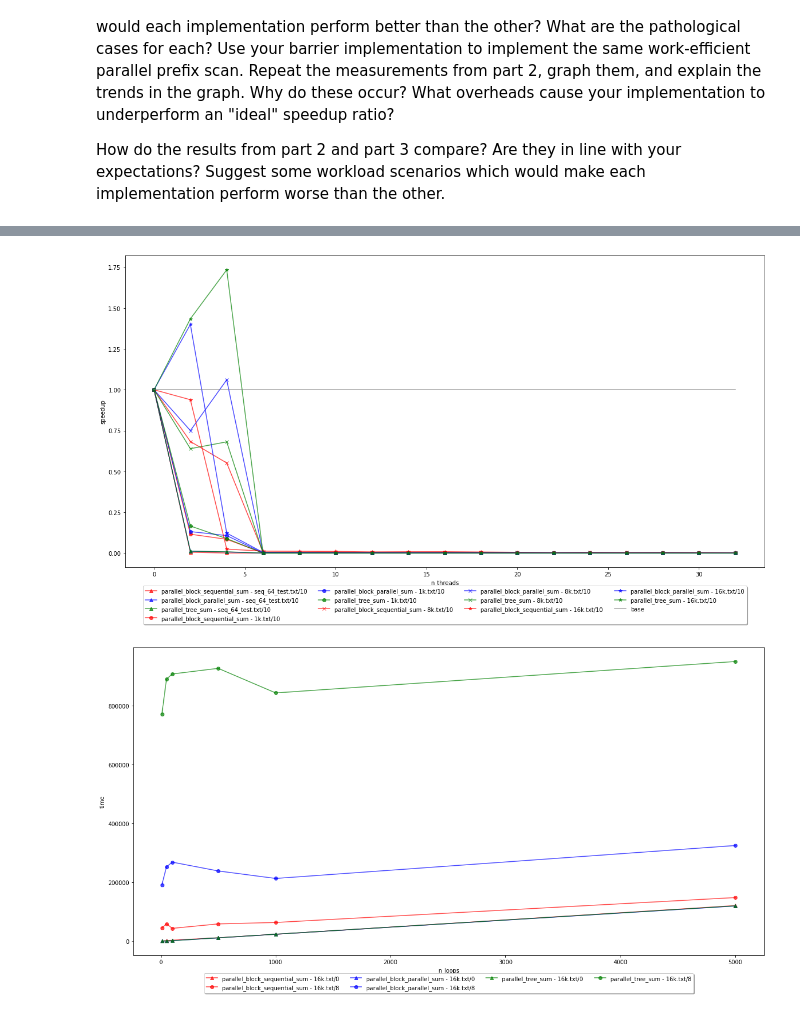
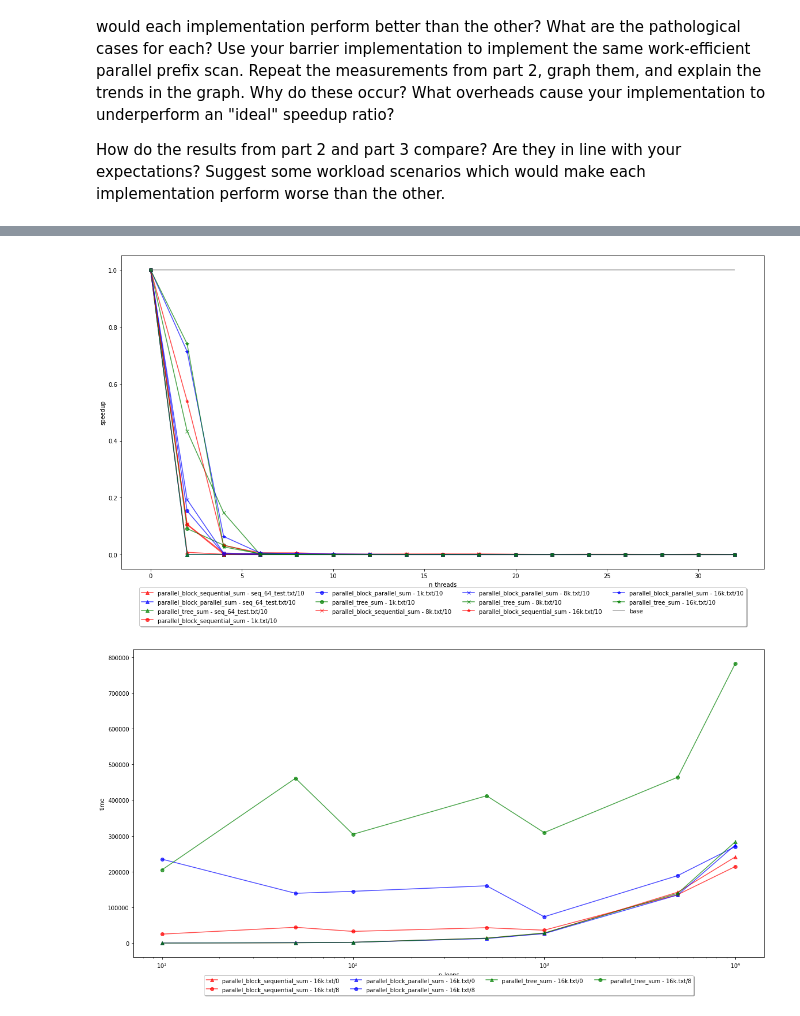
Before and after one commit to oneamtu/parallel_systems, a Jupyter notebook: ps_hw1/analysis.ipynb, the cells around one changed output, grey strips where cells are left out. Saved outputs shown, nothing was run; the diff lists cells and outputs as text; code cells hidden in the pictures.

```diff
--- a/ps_hw1/analysis.ipynb
+++ b/ps_hw1/analysis.ipynb
@@ -137,7 +139,7 @@ Another way to think of it is that a very CPU-bound operator (high `l`) will mak
 # %%
 results = pickle.load(open("results/exp_2.pickle", "rb"))
 
-loops = [int(x) for x in results[0][2:-1]]
+loops = [int(x) for x in results[0][2:]]
 
 colors = {
     "parallel_block_sequential_sum": "r",
@@ -149,13 +151,14 @@ markers = ["^", "o", "x", "*"]
 plot.rcParams["figure.figsize"] = (20,10)
 
 plot.xlabel("n_loops")
+plot.xscale("log")
 
 plot.ylabel("time")
 
 m = 0
 for result in results[1:]:
     if result[0] == "parallel_block_parallel_sum":
-        line, = plot.plot(loops, [int(x) for x in result[2:-1]], marker=markers[int(m % 2)], color=colors[result[0]], alpha=0.7)
+        line, = plot.plot(loops, [int(x) for x in result[2:]], marker=markers[int(m % 2)], color=colors[result[0]], alpha=0.7)
         line.set_label(result[0] + " - " + result[1])
     m += 1
 
@@ -188,9 +205,8 @@ plot.ylabel("speedup")
 
 m = 0
 for result in results[1:]:
-    if result[0] == "parallel_block_parallel_sum":
-        line, = plot.plot(threads, [int(result[2])/int(x) for x in result[2:]], marker=markers[int(m / 3)], color=colors[result[0]], alpha=0.7)
-        line.set_label(result[0] + " - " + result[1])
+    line, = plot.plot(threads, [int(result[2])/int(x) for x in result[2:]], marker=markers[int(m / 3)], color=colors[result[0]], alpha=0.7)
+    line.set_label(result[0] + " - " + result[1])
 
     m += 1
 
@@ -201,34 +217,34 @@ plot.legend(loc='upper center', bbox_to_anchor=(0.5, -0.05), shadow=True, ncol=4
 
 plot.show()
 # %% [output]
-[figure, old version]
+[figure, new version]
 # %%
 results = pickle.load(open("results/exp_2-s.pickle", "rb"))
 
-loops = [int(x) for x in results[0][2:-1]]
+loops = [int(x) for x in results[0][2:]]
 
 colors = {
     "parallel_block_sequential_sum": "r",
     "parallel_block_parallel_sum": "b",
     "parallel_tree_sum": "g",
 }
 markers = ["^", "o", "x", "*"]
 
 plot.rcParams["figure.figsize"] = (20,10)
 
 plot.xlabel("n_loops")
+plot.xscale("log")
 
 plot.ylabel("time")
 
 m = 0
 for result in results[1:]:
-    if result[0] == "parallel_block_parallel_sum":
-        line, = plot.plot(loops, [int(x) for x in result[2:-1]], marker=markers[int(m % 2)], color=colors[result[0]], alpha=0.7)
-        line.set_label(result[0] + " - " + result[1])
+    line, = plot.plot(loops, [int(x) for x in result[2:]], marker=markers[int(m % 2)], color=colors[result[0]], alpha=0.7)
+    line.set_label(result[0] + " - " + result[1])
     m += 1
 
 plot.legend(loc='upper center', bbox_to_anchor=(0.5, -0.05), shadow=True, ncol=4)
 
 plot.show()
 # %% [output]
-[figure, old version]
+[figure, new version]
```
Also changed, not shown: parts of 7 cells of this notebook, 1 other file.
